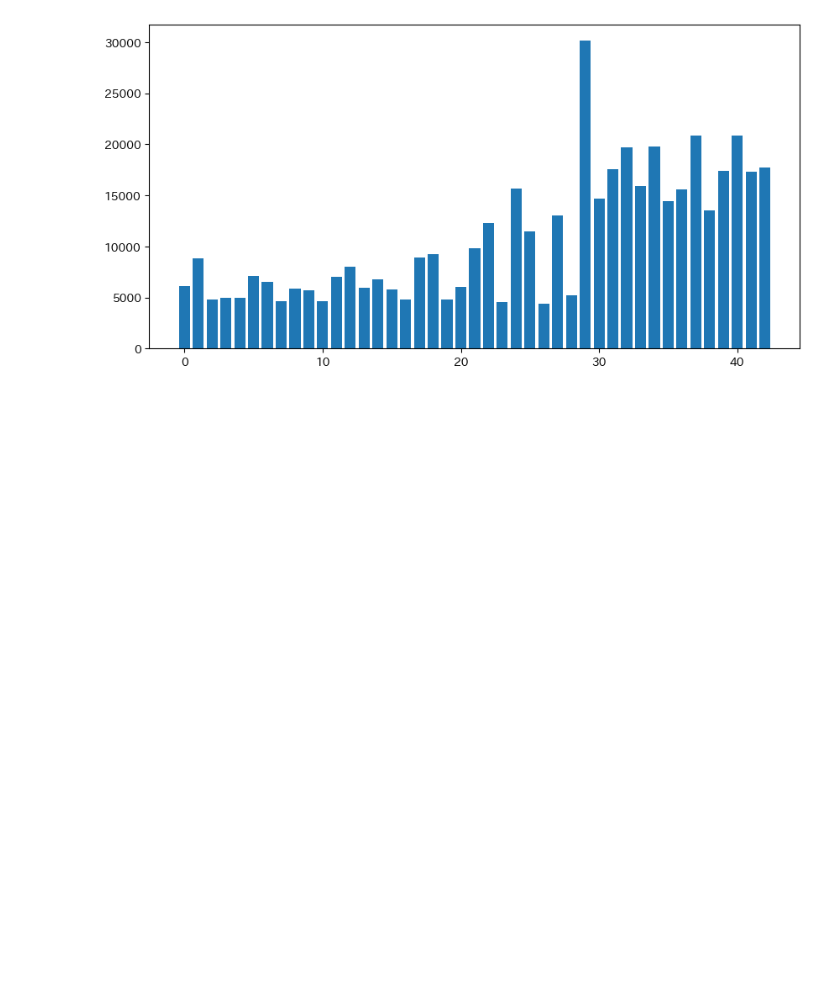
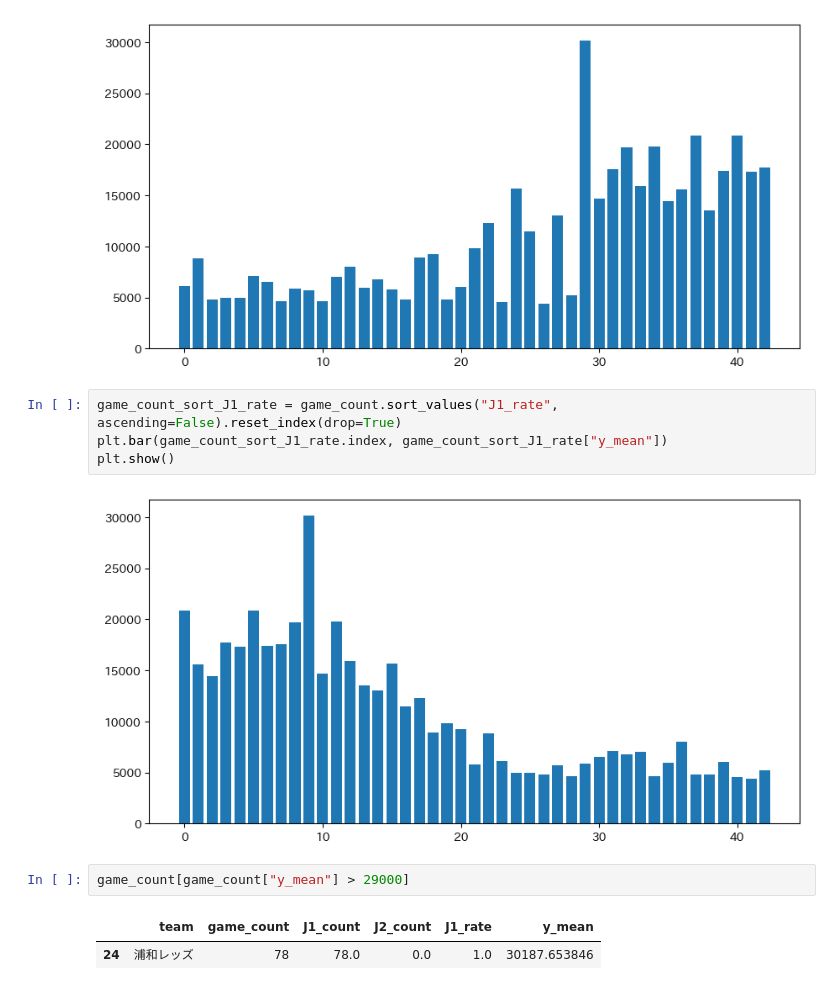
Before and after one commit to MAMMARU-class/UEC_3rd_datascience, a Jupyter notebook: 05_EDA.ipynb, the cells around one changed output. Cells and saved outputs as stored; diff of their text form; blank space fills up the shorter version.

```diff
--- a/05_EDA.ipynb
+++ b/05_EDA.ipynb
@@ -648,3 +648,14 @@ plt.bar(game_count_sort_J2.index, game_count_sort_J2["y_mean"])
 plt.show()
 # %% [output]
 [figure]
+# %%
+game_count_sort_J1_rate = game_count.sort_values("J1_rate", ascending=False).reset_index(drop=True)
+plt.bar(game_count_sort_J1_rate.index, game_count_sort_J1_rate["y_mean"])
+plt.show()
+# %% [output]
+[figure, added]
+# %%
+game_count[game_count["y_mean"] > 29000]
+# %% [output]
+|  | team | game_count | J1_count | J2_count | J1_rate | y_mean |
+| 24 | 浦和レッズ | 78 | 78.0 | 0.0 | 1.0 | 30187.653846 |
```
Also changed, not shown: parts of 3 cells of this notebook.
